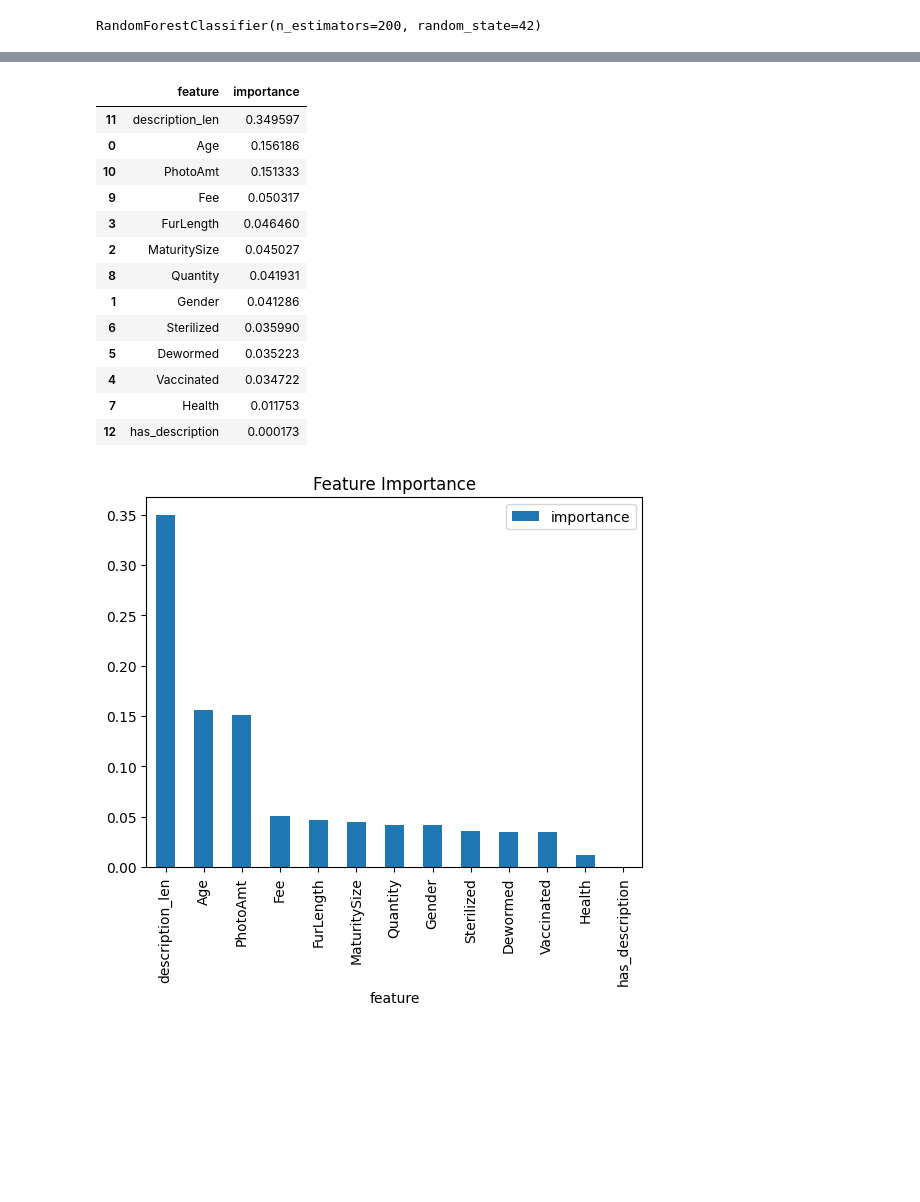
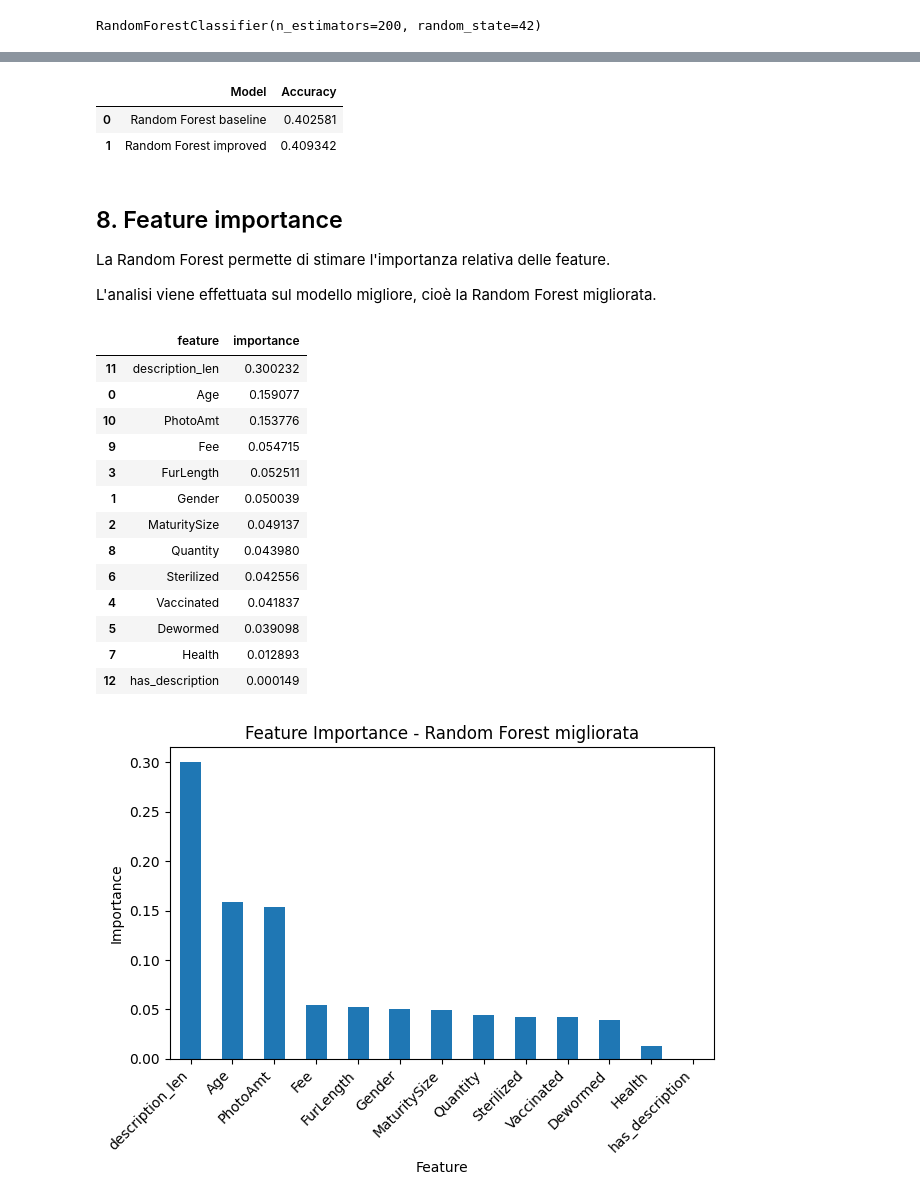
Before and after one commit to SofiaMusa/ai-dog-adoption-project, a Jupyter notebook: notebooks/02_baseline_model.ipynb, the cells around one changed output, grey strips where cells are left out. Saved outputs shown, nothing was run; the diff lists cells and outputs as text; code cells hidden in the pictures; blank space fills up the shorter version.

```diff
--- a/notebooks/02_baseline_model.ipynb
+++ b/notebooks/02_baseline_model.ipynb
@@ -71,10 +101,10 @@ print(X_test.shape)
 # %%
-rf = RandomForestClassifier(
+rf_base = RandomForestClassifier(
     n_estimators=200,
     random_state=42
 )
 
-rf.fit(X_train, y_train)
+rf_base.fit(X_train, y_train)
 # %% [output]
 RandomForestClassifier(n_estimators=200, random_state=42)
 # %%
@@ -97,0 +138,9 @@ weighted avg       0.39      0.40      0.39      1627
+# %%
+rf_improved = RandomForestClassifier(
+    n_estimators=500,
+    max_depth=20,
+    class_weight="balanced",
+    random_state=42
+)
+
+rf_improved.fit(X_train, y_train)
@@ -98,7 +174,30 @@ weighted avg       0.39      0.40      0.39      1627
+# %%
+results = pd.DataFrame({
+    "Model": [
+        "Random Forest baseline",
+        "Random Forest improved"
+    ],
+    "Accuracy": [
+        base_accuracy,
+        improved_accuracy
+    ]
+})
+
+results
+# %% [output]
+|  | Model | Accuracy |
+| 0 | Random Forest baseline | 0.402581 |
+| 1 | Random Forest improved | 0.409342 |
+# %% [markdown]
+## 8. Feature importance
+
+La Random Forest permette di stimare l'importanza relativa delle feature.
+
+L'analisi viene effettuata sul modello migliore, cioè la Random Forest migliorata.
 # %%
 importance = pd.DataFrame({
     "feature": features,
-    "importance": rf.feature_importances_
+    "importance": rf_improved.feature_importances_
 })
 
 importance = importance.sort_values(
@@ -109,29 +208,32 @@ importance = importance.sort_values(
 importance
 # %% [output]
 |  | feature | importance |
-| 11 | description_len | 0.349597 |
-| 0 | Age | 0.156186 |
-| 10 | PhotoAmt | 0.151333 |
-| 9 | Fee | 0.050317 |
-| 3 | FurLength | 0.046460 |
-| 2 | MaturitySize | 0.045027 |
-| 8 | Quantity | 0.041931 |
-| 1 | Gender | 0.041286 |
-| 6 | Sterilized | 0.035990 |
-| 5 | Dewormed | 0.035223 |
-| 4 | Vaccinated | 0.034722 |
-| 7 | Health | 0.011753 |
-| 12 | has_description | 0.000173 |
+| 11 | description_len | 0.300232 |
+| 0 | Age | 0.159077 |
+| 10 | PhotoAmt | 0.153776 |
+| 9 | Fee | 0.054715 |
+| 3 | FurLength | 0.052511 |
+| 1 | Gender | 0.050039 |
+| 2 | MaturitySize | 0.049137 |
+| 8 | Quantity | 0.043980 |
+| 6 | Sterilized | 0.042556 |
+| 4 | Vaccinated | 0.041837 |
+| 5 | Dewormed | 0.039098 |
+| 7 | Health | 0.012893 |
+| 12 | has_description | 0.000149 |
 # %%
-import matplotlib.pyplot as plt
-
 importance.plot(
     x="feature",
     y="importance",
-    kind="bar"
+    kind="bar",
+    legend=False
 )
 
-plt.title("Feature Importance")
+plt.title("Feature Importance - Random Forest migliorata")
+plt.xlabel("Feature")
+plt.ylabel("Importance")
+plt.xticks(rotation=45, ha="right")
+plt.tight_layout()
 plt.show()
 # %% [output]
-[figure, old version]
+[figure, new version]
```
Also changed, not shown: parts of 18 cells of this notebook, 7 other files.
